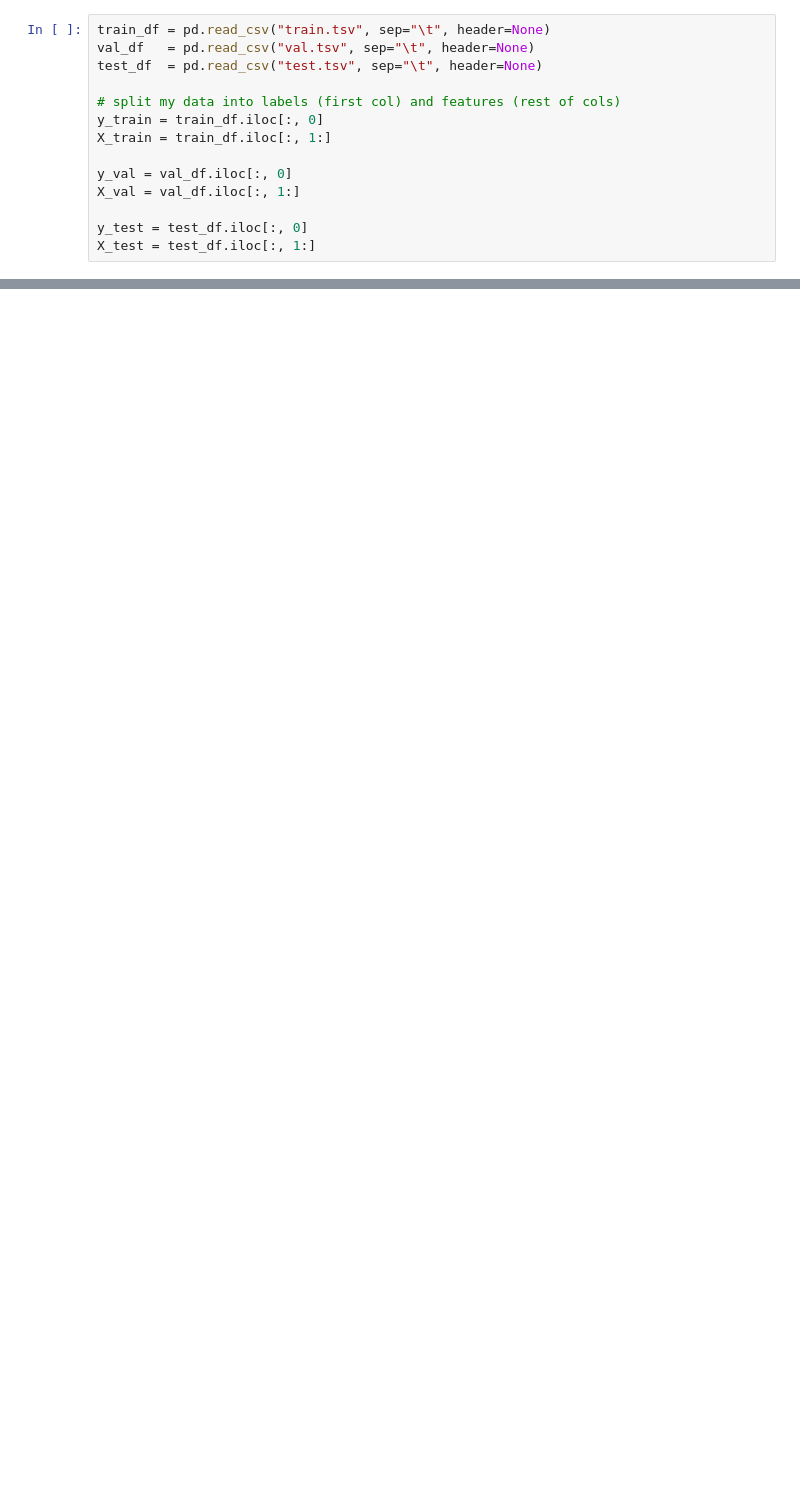
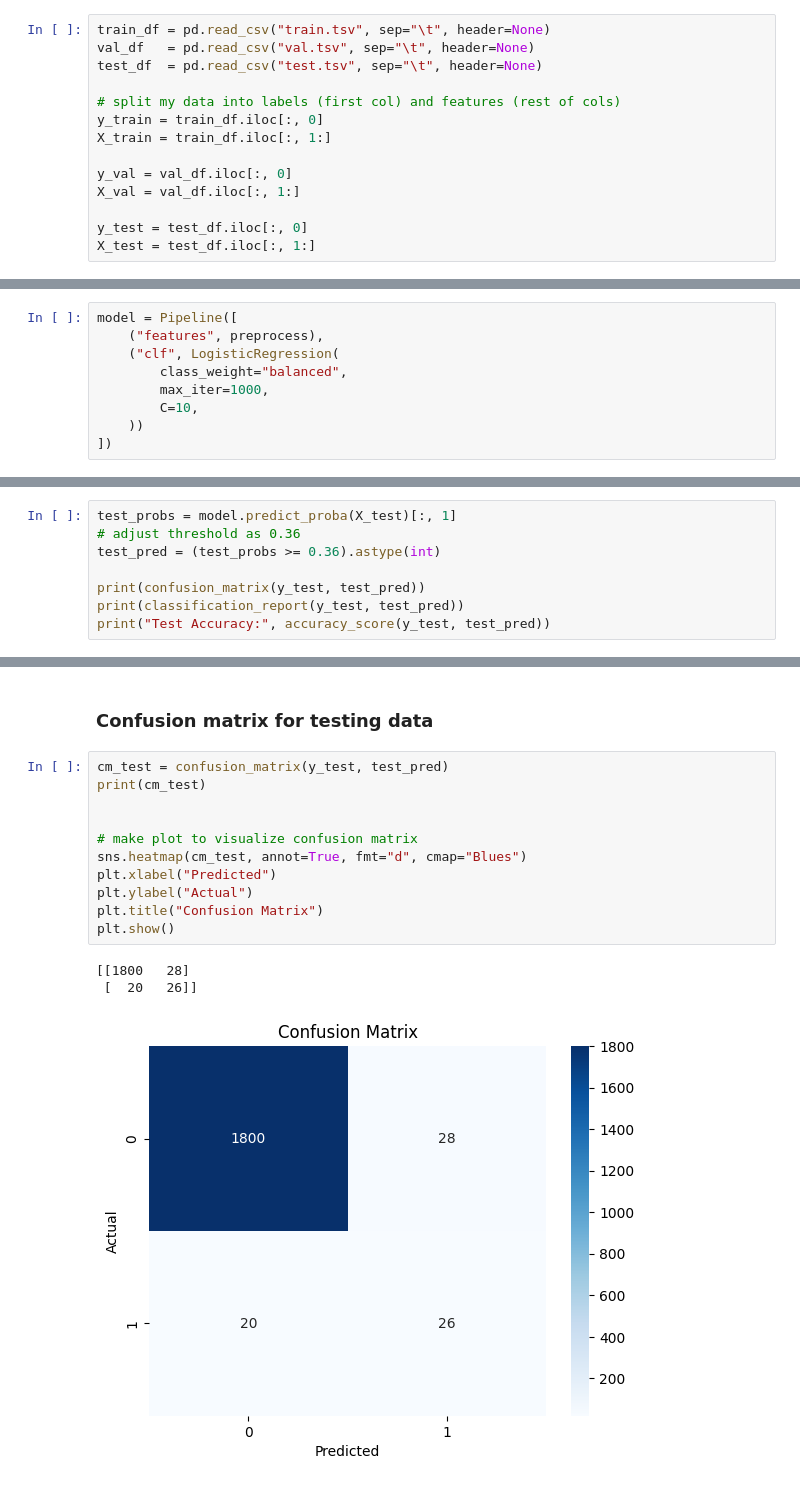
Before and after one commit to blinares-cs/Machine_Learning_Forcasting_Nominations, a Jupyter notebook: Logistic Regression/LogRegDevelopment.ipynb, the cells around one changed output, grey strips where cells are left out. Saved outputs shown, nothing was run; the diff lists cells and outputs as text; blank space fills up the shorter version.

```diff
--- a/Logistic Regression/LogRegDevelopment.ipynb
+++ b/Logistic Regression/LogRegDevelopment.ipynb
@@ -75,0 +331,9 @@ plt.show()
+# %%
+model = Pipeline([
+    ("features", preprocess),
+    ("clf", LogisticRegression(
+        class_weight="balanced",
+        max_iter=1000,
+        C=10,
+    ))
+])
@@ -75,0 +406,8 @@ plt.show()
+# %%
+test_probs = model.predict_proba(X_test)[:, 1]
+# adjust threshold as 0.36
+test_pred = (test_probs >= 0.36).astype(int)
+
+print(confusion_matrix(y_test, test_pred))
+print(classification_report(y_test, test_pred))
+print("Test Accuracy:", accuracy_score(y_test, test_pred))
@@ -75,0 +450,17 @@ plt.show()
+# %% [markdown]
+### Confusion matrix for testing data
+# %%
+cm_test = confusion_matrix(y_test, test_pred)
+print(cm_test)
+
+
+# make plot to visualize confusion matrix
+sns.heatmap(cm_test, annot=True, fmt="d", cmap="Blues")
+plt.xlabel("Predicted")
+plt.ylabel("Actual")
+plt.title("Confusion Matrix")
+plt.show()
+# %% [output]
+[[1800   28]
+ [  20   26]]
+[figure, added]
```
Also changed, not shown: parts of 32 cells of this notebook, 7 other files.
